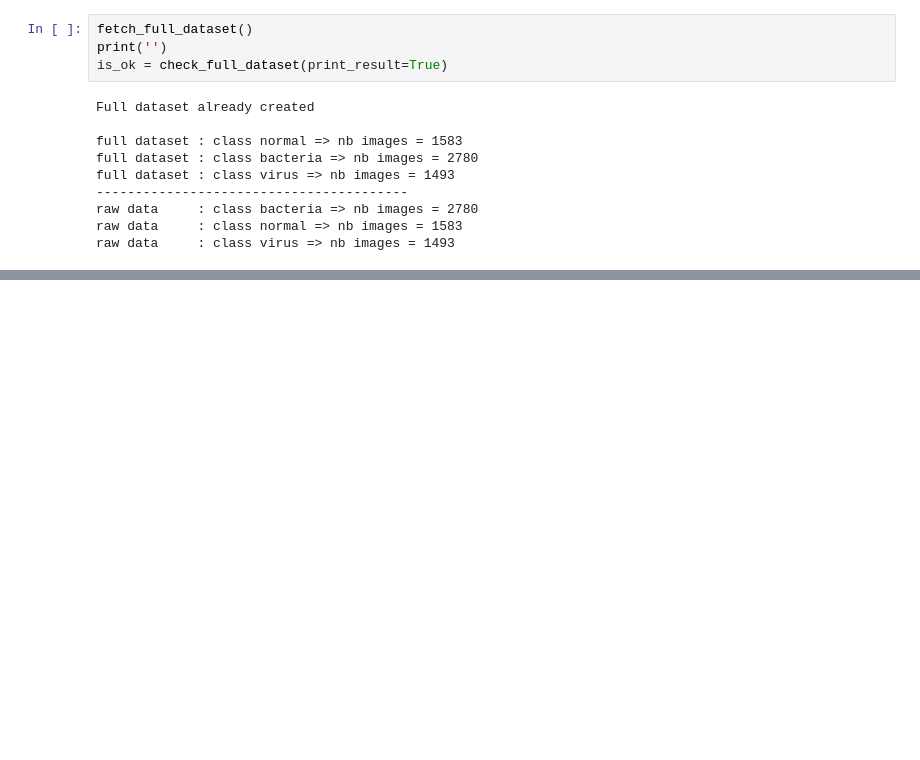
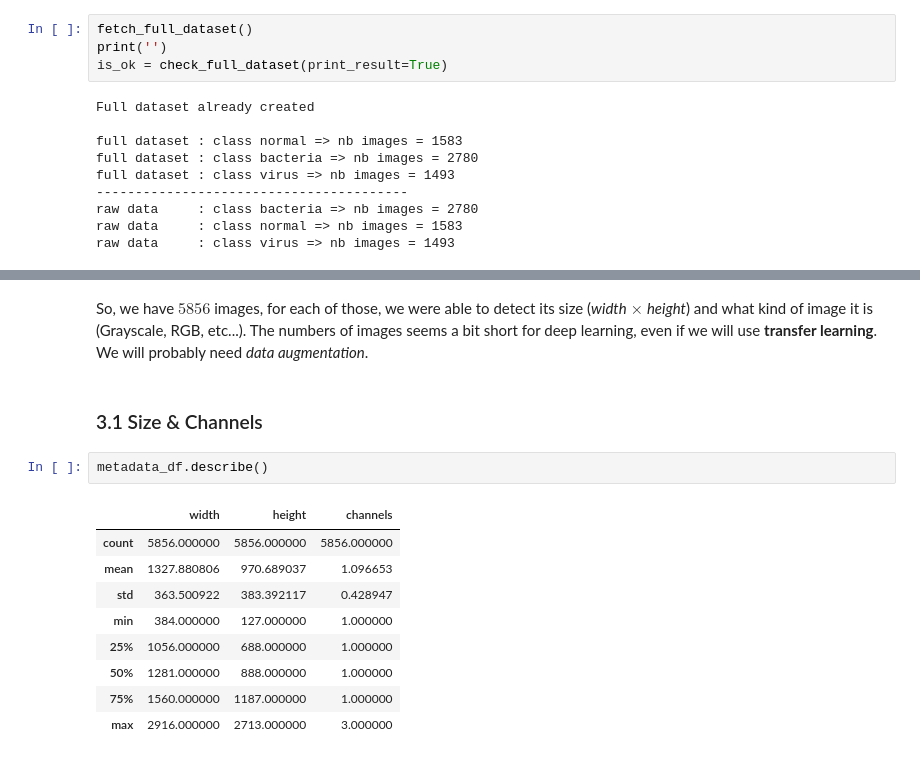
Before and after one commit to dailoht/Epitech_Zoidberg2.0, a Jupyter notebook: notebooks/data_processing/pab-analyze_full_db.ipynb, the cells around one changed output, grey strips where cells are left out. Saved outputs shown, nothing was run; the diff lists cells and outputs as text; blank space fills up the shorter version.

```diff
--- a/notebooks/data_processing/pab-analyze_full_db.ipynb
+++ b/notebooks/data_processing/pab-analyze_full_db.ipynb
@@ -86,0 +104,16 @@ display 2 images per label
+# %% [markdown]
+So, we have $5856$ images, for each of those, we were able to detect its size (*width* $\times$ *height*) and what kind of image it is (Grayscale, RGB, etc...). The numbers of images seems a bit short for deep learning, even if we will use **transfer learning**. We will probably need *data augmentation*.
+# %% [markdown]
+### 3.1 Size & Channels
+# %%
+metadata_df.describe()
+# %% [output]
+|  | width | height | channels |
+| count | 5856.000000 | 5856.000000 | 5856.000000 |
+| mean | 1327.880806 | 970.689037 | 1.096653 |
+| std | 363.500922 | 383.392117 | 0.428947 |
+| min | 384.000000 | 127.000000 | 1.000000 |
+| 25% | 1056.000000 | 688.000000 | 1.000000 |
+| 50% | 1281.000000 | 888.000000 | 1.000000 |
+| 75% | 1560.000000 | 1187.000000 | 1.000000 |
+| max | 2916.000000 | 2713.000000 | 3.000000 |
```
Also changed, not shown: parts of 20 cells of this notebook, 2 other files.
